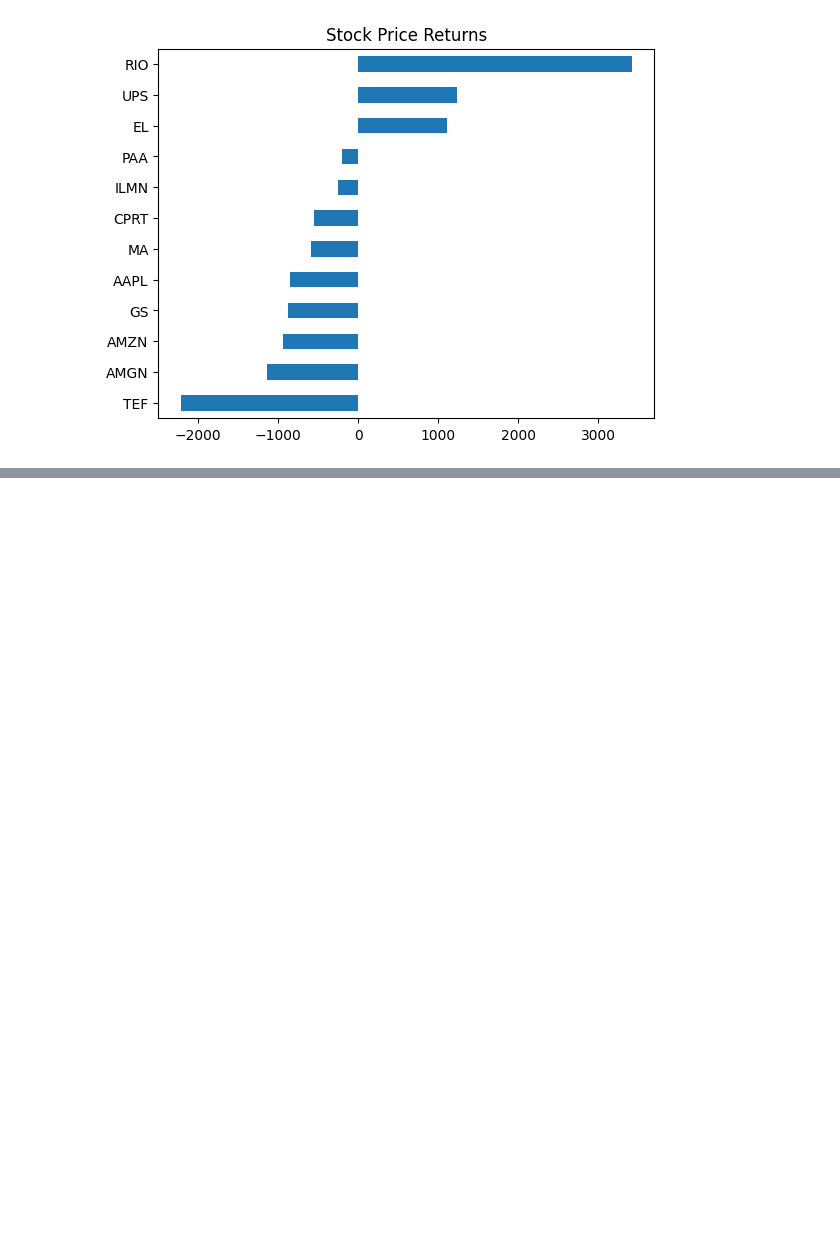
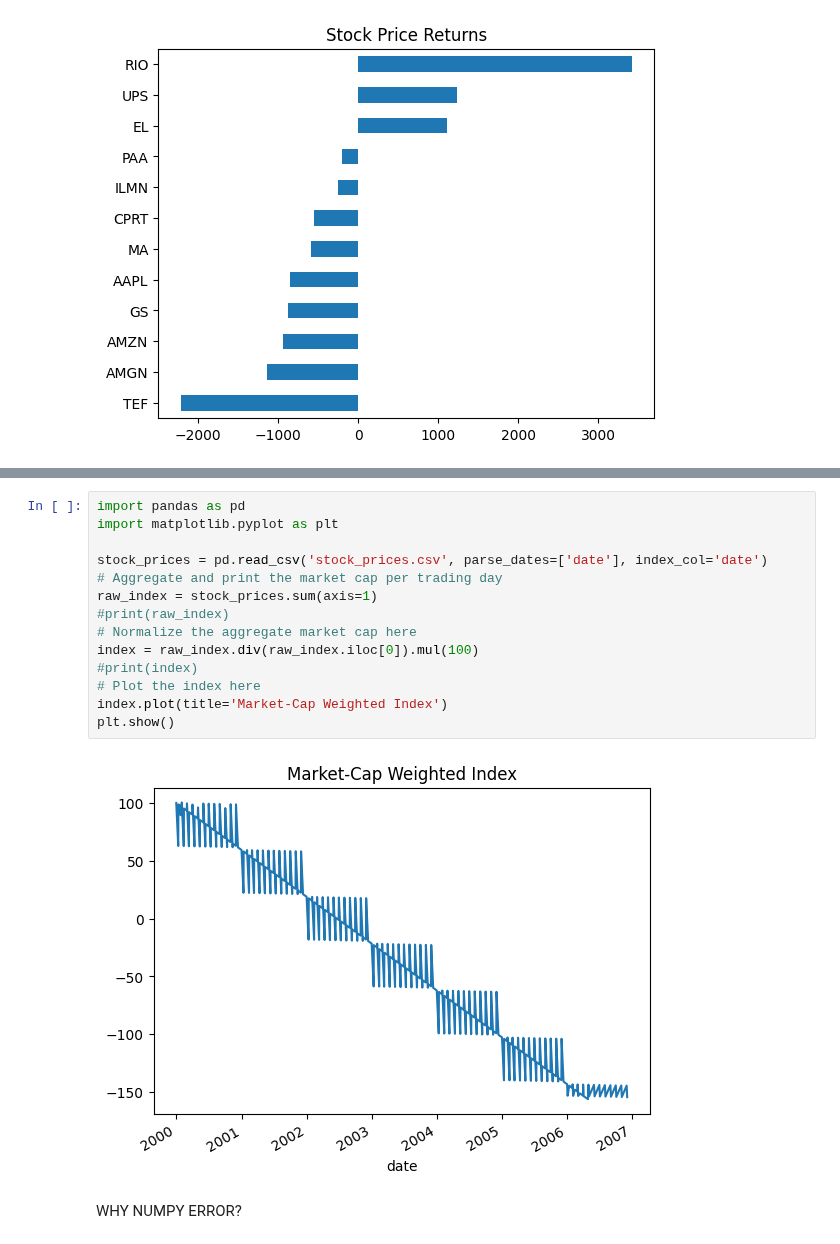
Before and after one commit to KeenGWatanabe/python, a Jupyter notebook: DateTime3.ipynb, the cells around one changed output, grey strips where cells are left out. Saved outputs shown, nothing was run; the diff lists cells and outputs as text; blank space fills up the shorter version.

```diff
--- a/DateTime3.ipynb
+++ b/DateTime3.ipynb
@@ -363,0 +364,18 @@ plt.show()
+# %%
+import pandas as pd
+import matplotlib.pyplot as plt
+
+stock_prices = pd.read_csv('stock_prices.csv', parse_dates=['date'], index_col='date')
+# Aggregate and print the market cap per trading day
+raw_index = stock_prices.sum(axis=1)
+#print(raw_index)
+# Normalize the aggregate market cap here
+index = raw_index.div(raw_index.iloc[0]).mul(100)
+#print(index)
+# Plot the index here
+index.plot(title='Market-Cap Weighted Index')
+plt.show()
+# %% [output]
+[figure, added]
+# %% [markdown]
+WHY NUMPY ERROR?
```
Also changed, not shown: parts of 3 cells of this notebook, 1 other file.
